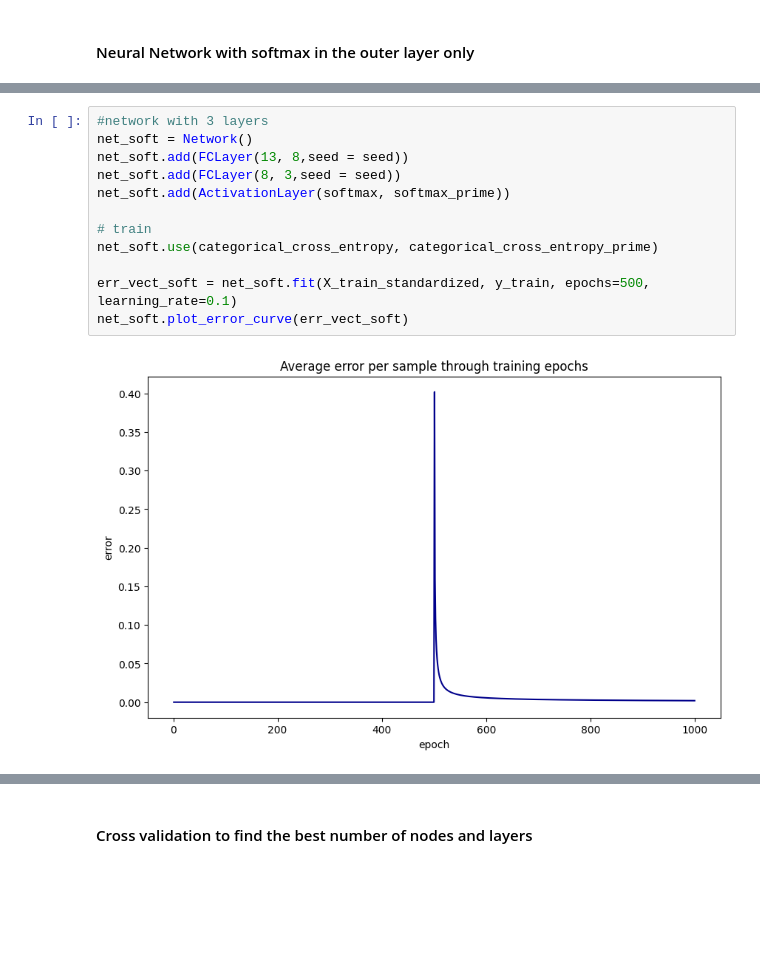
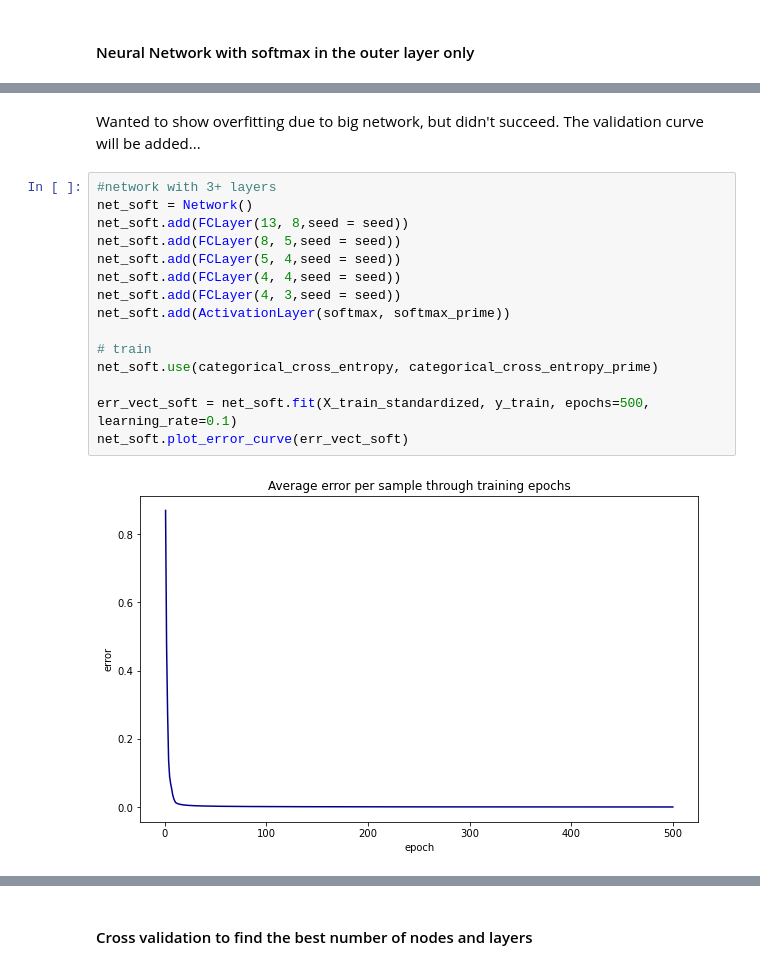
Before and after one commit to nadiaverdha/MachineLearningEx2, a Jupyter notebook: Ex2_wine.ipynb, the cells around one changed output, grey strips where cells are left out. Cells and saved outputs as stored; diff of their text form; blank space fills up the shorter version.

```diff
--- a/Ex2_wine.ipynb
+++ b/Ex2_wine.ipynb
@@ -174,17 +212,22 @@ Precision on test:  1.0
+# %% [markdown]
+Wanted to show overfitting due to big network, but didn't succeed. The validation curve will be added...
 # %%
-#network with 3 layers
+#network with 3+ layers
 net_soft = Network()
 net_soft.add(FCLayer(13, 8,seed = seed))
-net_soft.add(FCLayer(8, 3,seed = seed))
+net_soft.add(FCLayer(8, 5,seed = seed))
+net_soft.add(FCLayer(5, 4,seed = seed))
+net_soft.add(FCLayer(4, 4,seed = seed))
+net_soft.add(FCLayer(4, 3,seed = seed))
 net_soft.add(ActivationLayer(softmax, softmax_prime))
 
 # train
 net_soft.use(categorical_cross_entropy, categorical_cross_entropy_prime)
 
 err_vect_soft = net_soft.fit(X_train_standardized, y_train, epochs=500, learning_rate=0.1)
 net_soft.plot_error_curve(err_vect_soft)
 # %% [output]
-[figure, old version]
+[figure, new version]
 # %%
 net_soft.nn_evaluate_one_hot(x_train= X_train_standardized, y_train=y_train, x_test=X_val_standardized, y_test=y_val, epochs=500, learning_rate=0.1)
 # %% [output]
```
Also changed, not shown: parts of 25 cells of this notebook, 1 other file.
